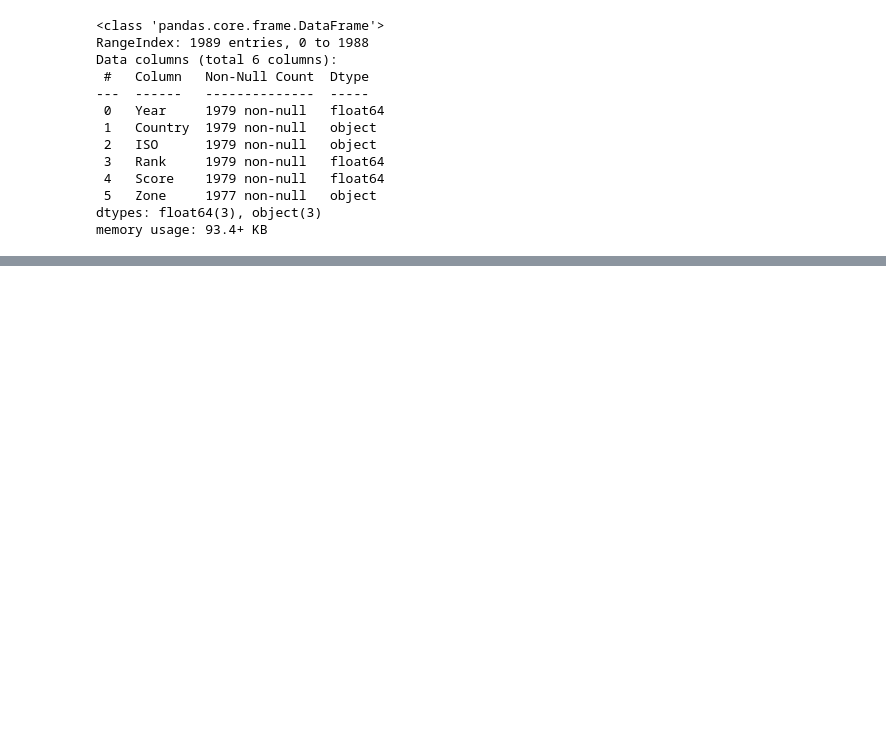
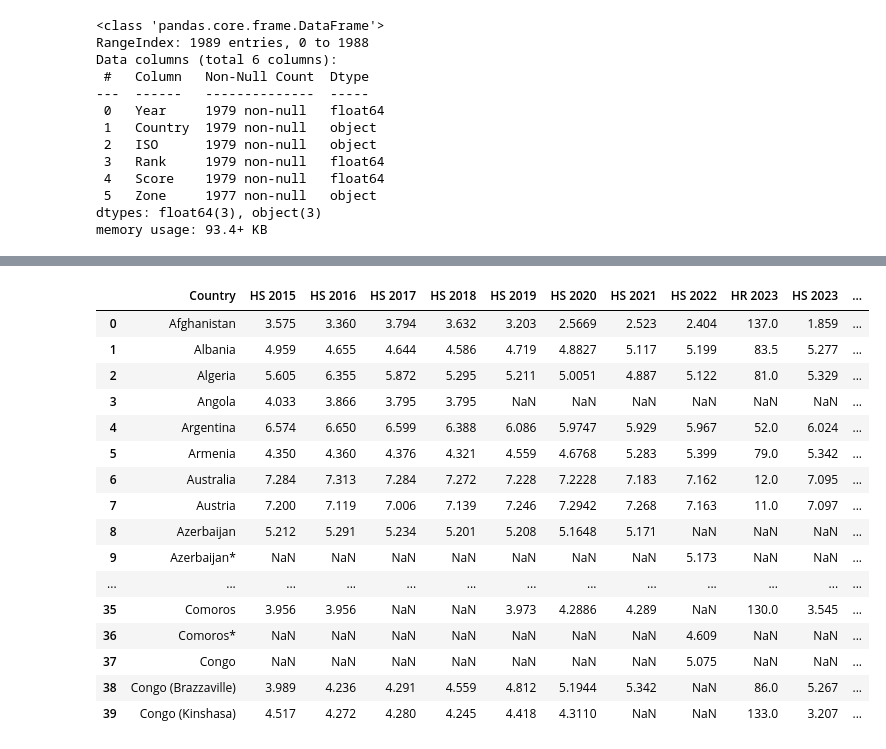
Before and after one commit to OlgaSazanova/DI_Bootcamp, a Jupyter notebook: Final project/Final_project.ipynb, the cells around one changed output, grey strips where cells are left out. Saved outputs shown, nothing was run; the diff lists cells and outputs as text; code cells hidden in the pictures; blank space fills up the shorter version.

```diff
--- a/Final project/Final_project.ipynb
+++ b/Final project/Final_project.ipynb
@@ -464,0 +912,6 @@ memory usage: 93.4+ KB
+# %%
+WHR2021_df.rename(columns={  'Country name': 'Country', 'Rank' : 'HR 2021', 'Ladder score' : 'HS 2021'}, inplace=True)
+data_2021 = WHR2021_df[['Country', 'HS 2021']]
+# %%
+WHR2022_df.rename(columns={ 'RANK' : 'HR 2022', 'Happiness score' : 'HS 2022'}, inplace=True)
+data_2022 = WHR2022_df[['Country',  'HS 2022']]
@@ -464,0 +938,7 @@ memory usage: 93.4+ KB
+# %%
+WHR2023_df.rename(columns={  'Country name': 'Country', 'Rank' : 'HR 2023', 'Ladder score' : 'HS 2023'}, inplace=True)
+data_2023 = WHR2023_df[['Country', 'HR 2023', 'HS 2023', 'Logged GDP per capita', 'Social support', 'Healthy life expectancy',
+                        'Freedom to make life choices', 'Perceptions of corruption'    ]]
+# %%
+all_happy_data= all_happy_data.merge(data_2016, on='Country', how='outer')
+all_happy_data.head()
@@ -464,0 +952,28 @@ memory usage: 93.4+ KB
+# %%
+all_happy_data= all_happy_data.merge(data_2017, on='Country', how='outer')
+all_happy_data= all_happy_data.merge(data_2018, on='Country', how='outer')
+all_happy_data= all_happy_data.merge(data_2019, on='Country', how='outer')
+all_happy_data= all_happy_data.merge(data_2020, on='Country', how='outer')
+all_happy_data= all_happy_data.merge(data_2021, on='Country', how='outer')
+all_happy_data = all_happy_data.merge(data_2022, on='Country', how='outer')
+all_happy_data= all_happy_data.merge(data_2023, on='Country', how='outer')
+
+all_happy_data.head(40)
+# %% [output]
+|  | Country | HS 2015 | HS 2016 | HS 2017 | HS 2018 | HS 2019 | HS 2020 | HS 2021 | HS 2022 | HR 2023 | HS 2023 | ... |
+| 0 | Afghanistan | 3.575 | 3.360 | 3.794 | 3.632 | 3.203 | 2.5669 | 2.523 | 2.404 | 137.0 | 1.859 | ... |
+| 1 | Albania | 4.959 | 4.655 | 4.644 | 4.586 | 4.719 | 4.8827 | 5.117 | 5.199 | 83.5 | 5.277 | ... |
+| 2 | Algeria | 5.605 | 6.355 | 5.872 | 5.295 | 5.211 | 5.0051 | 4.887 | 5.122 | 81.0 | 5.329 | ... |
+| 3 | Angola | 4.033 | 3.866 | 3.795 | 3.795 | NaN | NaN | NaN | NaN | NaN | NaN | ... |
+| 4 | Argentina | 6.574 | 6.650 | 6.599 | 6.388 | 6.086 | 5.9747 | 5.929 | 5.967 | 52.0 | 6.024 | ... |
+| 5 | Armenia | 4.350 | 4.360 | 4.376 | 4.321 | 4.559 | 4.6768 | 5.283 | 5.399 | 79.0 | 5.342 | ... |
+| 6 | Australia | 7.284 | 7.313 | 7.284 | 7.272 | 7.228 | 7.2228 | 7.183 | 7.162 | 12.0 | 7.095 | ... |
+| 7 | Austria | 7.200 | 7.119 | 7.006 | 7.139 | 7.246 | 7.2942 | 7.268 | 7.163 | 11.0 | 7.097 | ... |
+| 8 | Azerbaijan | 5.212 | 5.291 | 5.234 | 5.201 | 5.208 | 5.1648 | 5.171 | NaN | NaN | NaN | ... |
+| 9 | Azerbaijan* | NaN | NaN | NaN | NaN | NaN | NaN | NaN | 5.173 | NaN | NaN | ... |
+| ... | ... | ... | ... | ... | ... | ... | ... | ... | ... | ... | ... | ... |
+| 35 | Comoros | 3.956 | 3.956 | NaN | NaN | 3.973 | 4.2886 | 4.289 | NaN | 130.0 | 3.545 | ... |
+| 36 | Comoros* | NaN | NaN | NaN | NaN | NaN | NaN | NaN | 4.609 | NaN | NaN | ... |
+| 37 | Congo | NaN | NaN | NaN | NaN | NaN | NaN | NaN | 5.075 | NaN | NaN | ... |
+| 38 | Congo (Brazzaville) | 3.989 | 4.236 | 4.291 | 4.559 | 4.812 | 5.1944 | 5.342 | NaN | 86.0 | 5.267 | ... |
+| 39 | Congo (Kinshasa) | 4.517 | 4.272 | 4.280 | 4.245 | 4.418 | 4.3110 | NaN | NaN | 133.0 | 3.207 | ... |
```
Also changed, not shown: parts of 134 cells of this notebook, 3 other files.
